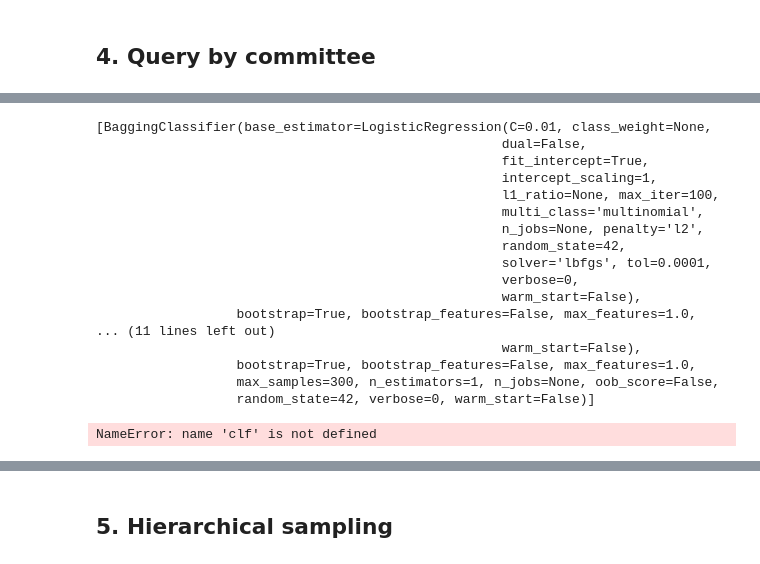
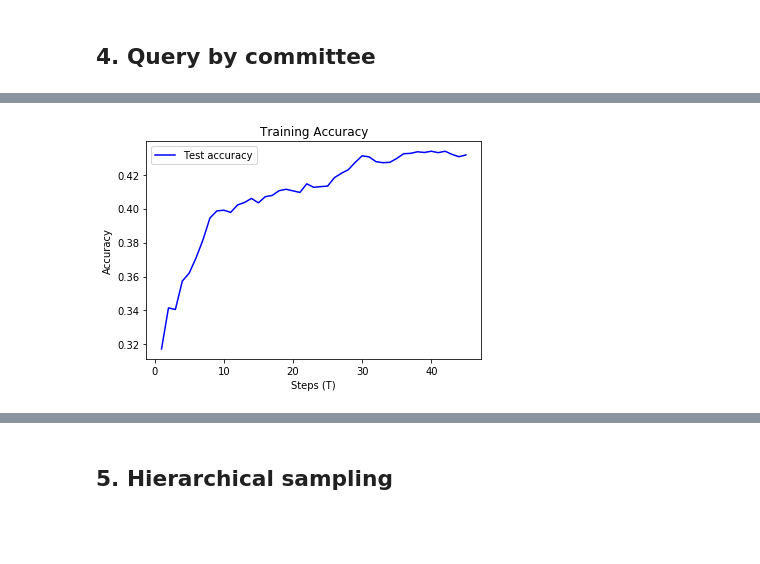
Before and after one commit to Waqar06/SMLProject2, a Jupyter notebook: Waqar_v2.ipynb, the cells around one changed output, grey strips where cells are left out. Cells and saved outputs as stored; diff of their text form; code cells hidden in the pictures; blank space fills up the shorter version.

```diff
--- a/Waqar_v2.ipynb
+++ b/Waqar_v2.ipynb
@@ -209,7 +209,8 @@ def pool_based_active_learning(X_pool, y_pool, seed_ids,
     # 4: for t = 1,2,...,T do
     #for i in range(1,46):  # Loop will run from 300 to 3000 Instances
     #TODO: Test Max Size is integer or not
-    while(len(seed) < max_size):
+    #while(len(seed) < max_size):
+    while(1 < 5):
         i+=1
     # 5:  θ(t) = train(L)
         Theta_model=train_func(L[0],L[1]) # train_ensemble returns (ensemble_model-just return 2 models,trained_logidtic_model) = theta_model
@@ -433,8 +446,8 @@ def train_committee(X, y, **args):
 
  #Committee member 2
  bag_clf = BaggingClassifier(
- LogisticRegression(random_state=42,multi_class='multinomial',C=0.01,penalty='l2',solver='lbfgs'), n_estimators=1,
- max_samples=max_sample, oob_score=False, bootstrap=True, random_state=42)
+ LogisticRegression(random_state=42,multi_class='multinomial',C=0.1,solver='lbfgs'), n_estimators=1,
+ max_samples=max_sample, oob_score=False, bootstrap=True, random_state=24)
  C2 = bag_clf.fit(X, encoded_list_y)
 
 
@@ -508,9 +486,9 @@ models_qbc_ve = pool_based_active_learning(X_pool, y_pool, seed_set,
 #models_qbc_ve_accuracy = evaluate_logistic_regression_accuracy(X_test,y_test,Theta_model[2])
 
 
-# models_qbc_vse = pool_based_active_learning(X_pool, y_pool, seed_set,
-#                                     train_committee, query_by_committee_soft_vote_entropy,
-#                                     max_size, batch)
+#  models_qbc_vse = pool_based_active_learning(X_pool, y_pool, seed_set,
+#                                      train_committee,query_by_committee_soft_vote_entropy,
+#                                      max_size, batch)
 # models_qbc_vse_accuracy = evaluate_logistic_regression_accuracy(X_test,y_test,Theta_model[2])
 
 
@@ -518,22 +496,20 @@ models_qbc_ve = pool_based_active_learning(X_pool, y_pool, seed_set,
 #                                     train_committee, query_by_committee_KL,
 #                                     max_size, batch)
 # models_qbc_kl_accuracy = evaluate_logistic_regression_accuracy(X_test,y_test,Theta_model[2])
-# %% [output]
-[BaggingClassifier(base_estimator=LogisticRegression(C=0.01, class_weight=None,
-                                                    dual=False,
-                                                    fit_intercept=True,
-                                                    intercept_scaling=1,
-                                                    l1_ratio=None, max_iter=100,
-                                                    multi_class='multinomial',
-                                                    n_jobs=None, penalty='l2',
-                                                    random_state=42,
-                                                    solver='lbfgs', tol=0.0001,
-                                                    verbose=0,
-                                                    warm_start=False),
-                  bootstrap=True, bootstrap_features=False, max_features=1.0,
-... (11 lines left out)
-                                                    warm_start=False),
-                  bootstrap=True, bootstrap_features=False, max_features=1.0,
-                  max_samples=300, n_estimators=1, n_jobs=None, oob_score=False,
-                  random_state=42, verbose=0, warm_start=False)]
-NameError: name 'clf' is not defined
+# %%
+evalutaion_scores=[]
+for model in models_qbc_ve:
+     test_accuracy = models_qbc_ve_accuracy = evaluate_logistic_regression_accuracy(X_test,y_test,model[1])
+     evalutaion_scores.append(test_accuracy)
+
+iterations = range(1, len(evalutaion_scores) + 1)
+
+plt.plot(iterations, evalutaion_scores, 'b', label='Test accuracy')
+plt.title('Training Accuracy')
+plt.legend()
+plt.xlabel("Steps (T)")
+plt.ylabel("Accuracy")
+
+plt.show()
+# %% [output]
+[figure, added]
```
Also changed, not shown: parts of 4 cells of this notebook.
